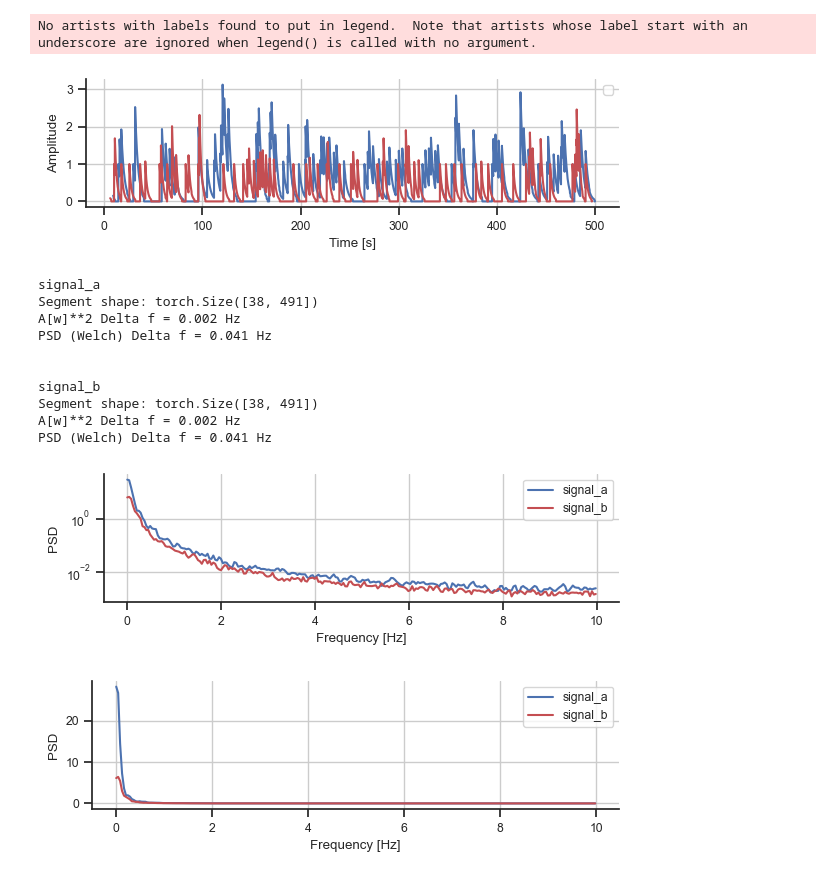
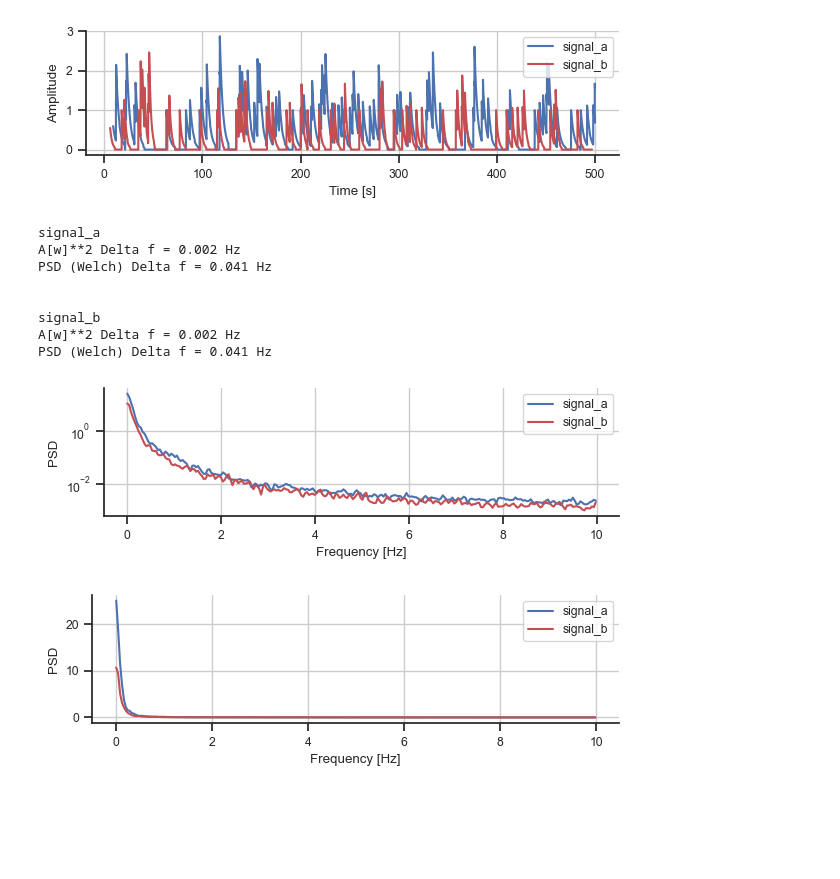
Before and after one commit to AllenInstitute/sourcesep, a Jupyter notebook: notebooks/18_sim_opt.ipynb, the cells around one changed output. Saved outputs shown, nothing was run; the diff lists cells and outputs as text; code cells hidden in the pictures; blank space fills up the shorter version.

```diff
--- a/notebooks/18_sim_opt.ipynb
+++ b/notebooks/18_sim_opt.ipynb
@@ -164,7 +164,7 @@ def plot_psd(signal, sampling_frequency=20, doplot=True):
     freqs_welch, psd_welch = welch_psd(signal=x,
                                     n_per_segment=n_per_segment,
                                     n_overlap=n_overlap,
-                                    sampling_freq=sampling_frequency, verbose=True)
+                                    sampling_freq=sampling_frequency,)
 
     # ignore dc component
     if doplot:
@@ -190,72 +190,78 @@ def plot_psd(signal, sampling_frequency=20, doplot=True):
     print(f'PSD (Welch) Delta f = {np.mean(np.diff(freqs_welch)):0.3f} Hz')
     return freqs_welch.numpy(), psd_welch.numpy()
 # %%
-# compare two signals:
+# comparing signals
+import torch.nn.functional as F
+import matplotlib.pyplot as plt
+import seaborn as sns
+import numpy as np
+import torch
+from sourcesep.utils.compute import welch_psd
+
+custom_params = {"axes.spines.right": False, "axes.spines.top": False}
+sns.set_theme(style="ticks", font_scale=0.8, rc=custom_params)
 
 time_a, signal_a = make_signal(sampling_frequency=20,
-                n_samples=10000,
-                exp_decay_constant=3,
-                spike_freq=0.2)
+                               n_samples=10000,
+                               exp_decay_constant=3,
+                               spike_freq=0.2)
 
 time_b, signal_b = make_signal(sampling_frequency=20,
-                n_samples=10000,
-                exp_decay_constant=2,
-                spike_freq=0.1)
+                               n_samples=10000,
+                               exp_decay_constant=2,
+                               spike_freq=0.1)
 
 # filter size is different, so we crop signals to same length
 min_length = min(signal_a.shape[2], signal_b.shape[2])
 signal_a = signal_a[:, :, :min_length]
 signal_b = signal_b[:, :, :min_length]
 time_a = time_a[:min_length]
 time_b = time_b[:min_length]
 
-_, ax = plt.subplots(1,1,figsize=(6, 2))
-ax.plot(time_a, signal_a.numpy().squeeze(), c='b')
-ax.plot(time_b, signal_b.numpy().squeeze(), c='r')
-ax.set(xlabel='Time [s]', ylabel='Amplitude') #,xlim = (0,20)
+_, ax = plt.subplots(1, 1, figsize=(6, 2))
+ax.plot(time_a, signal_a.numpy().squeeze(), c='b', label='signal_a')
+ax.plot(time_b, signal_b.numpy().squeeze(), c='r', label='signal_b')
+ax.set(xlabel='Time [s]', ylabel='Amplitude')  # ,xlim = (0,20)
 ax.grid()
 plt.tight_layout()
 plt.legend()
 plt.show()
 
 print('signal_a')
 f_a, psd_a = plot_psd(signal_a, sampling_frequency=20, doplot=False)
 print('\n')
 print('signal_b')
 f_b, psd_b = plot_psd(signal_b, sampling_frequency=20, doplot=False)
 
-_, ax = plt.subplots(1,1,figsize=(6, 2))
-ax.semilogy(f_a, psd_a, c='b',label='signal_a')
+_, ax = plt.subplots(1, 1, figsize=(6, 2))
+ax.semilogy(f_a, psd_a, c='b', label='signal_a')
 ax.semilogy(f_b, psd_b, c='r', label='signal_b')
 ax.set(xlabel='Frequency [Hz]', ylabel='PSD')
 ax.grid()
 plt.tight_layout()
 plt.legend()
 plt.show()
 
-_, ax = plt.subplots(1,1,figsize=(6, 2))
-ax.plot(f_a, psd_a, c='b',label='signal_a')
+_, ax = plt.subplots(1, 1, figsize=(6, 2))
+ax.plot(f_a, psd_a, c='b', label='signal_a')
 ax.plot(f_b, psd_b, c='r', label='signal_b')
 ax.set(xlabel='Frequency [Hz]', ylabel='PSD')
 ax.grid()
 plt.tight_layout()
 plt.legend()
 plt.show()
 # %% [output]
+[figure, new version]
-No artists with labels found to put in legend.  Note that artists whose label start with an underscore are ignored when legend() is called with no argument.
+signal_a
+A[w]**2 Delta f = 0.002 Hz
+PSD (Welch) Delta f = 0.041 Hz
+
+
+signal_b
+A[w]**2 Delta f = 0.002 Hz
+PSD (Welch) Delta f = 0.041 Hz
-[figure, old version]
-signal_a
-Segment shape: torch.Size([38, 491])
-A[w]**2 Delta f = 0.002 Hz
-PSD (Welch) Delta f = 0.041 Hz
-
-
-signal_b
-Segment shape: torch.Size([38, 491])
-A[w]**2 Delta f = 0.002 Hz
-PSD (Welch) Delta f = 0.041 Hz
-[figure, old version]
+[figure, new version]
-[figure, old version]
+[figure, new version]
 # %%
 # Ensure that PSD calculations are performed at the same frequency points = same signal length
 # Can a reliable gradient signal be obtained to learn spiking frequency?
```
Also changed, not shown: parts of 6 cells of this notebook.
